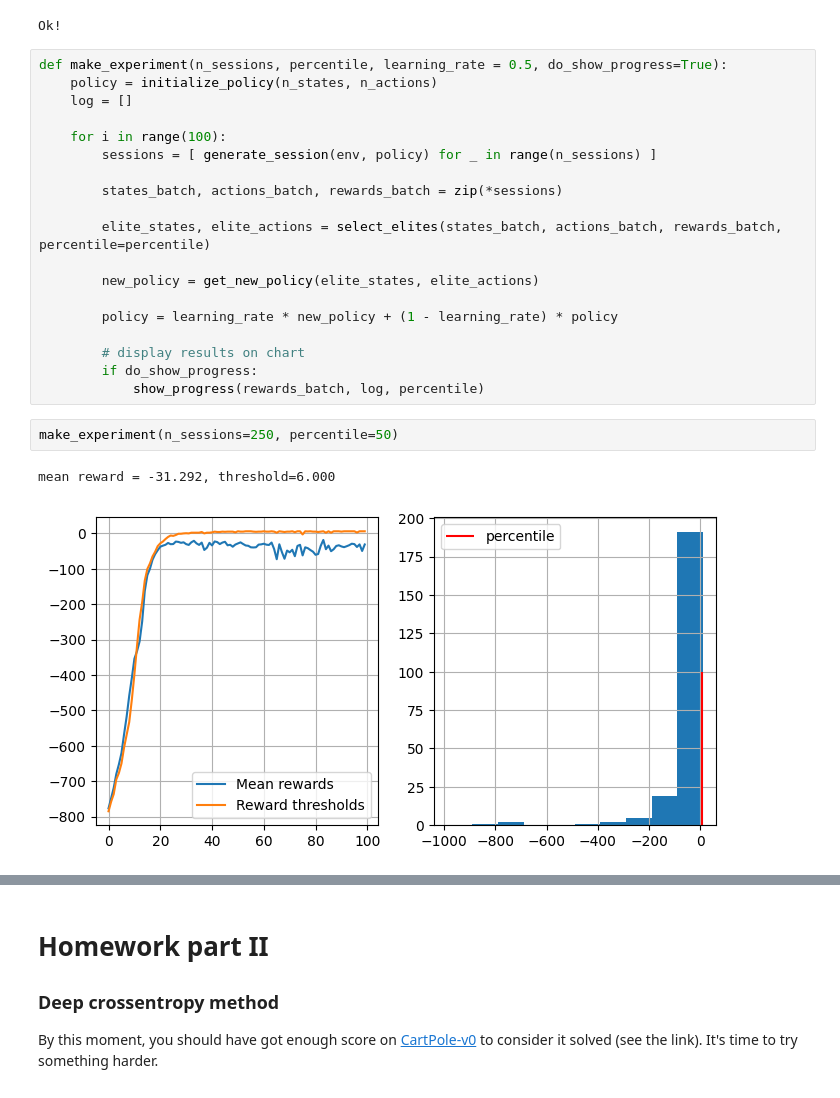
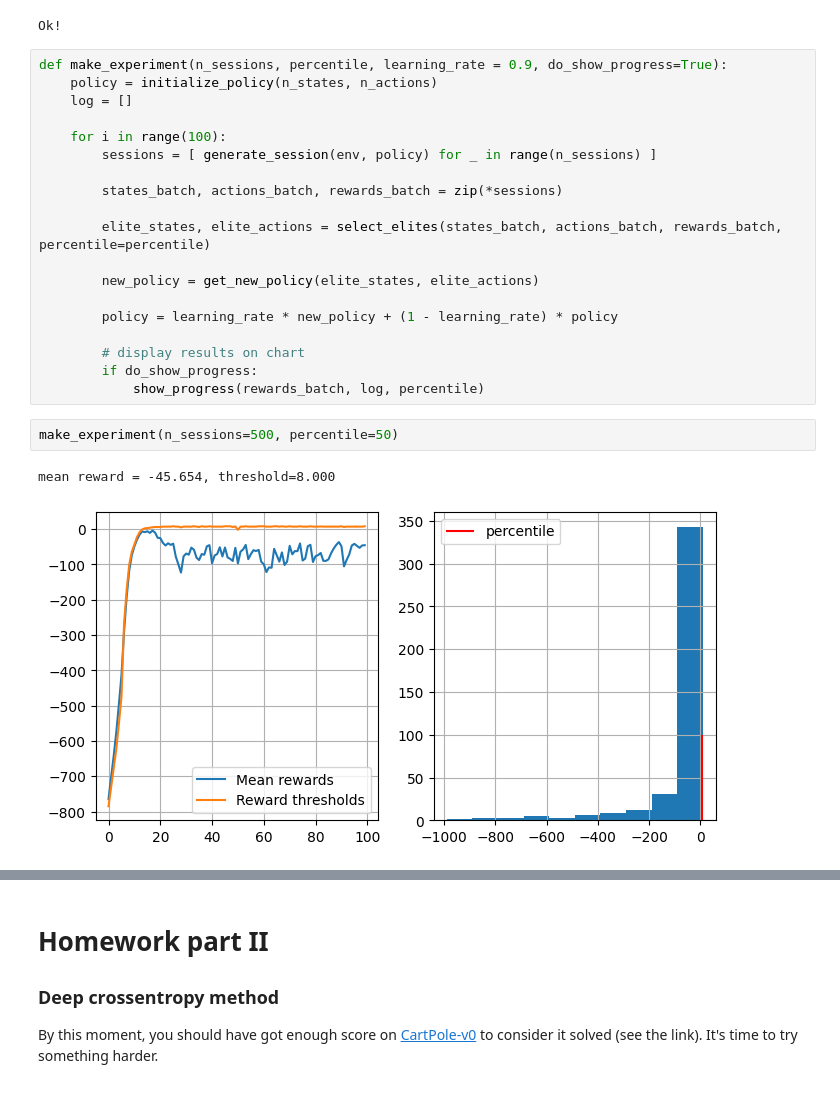
Before and after one commit to Aphelack/Practical_RL, a Jupyter notebook: week01_intro/deep_crossentropy_method.ipynb, the cells around one changed output, grey strips where cells are left out. Drawn from its saved outputs; the diff is of its cells as text.

```diff
--- a/week01_intro/deep_crossentropy_method.ipynb
+++ b/week01_intro/deep_crossentropy_method.ipynb
@@ -464,7 +464,7 @@ print("Ok!")
 # %% [output]
 Ok!
 # %%
-def make_experiment(n_sessions, percentile, learning_rate = 0.5, do_show_progress=True):
+def make_experiment(n_sessions, percentile, learning_rate = 0.9, do_show_progress=True):
     policy = initialize_policy(n_states, n_actions)
     log = []
 
@@ -483,7 +483,7 @@ def make_experiment(n_sessions, percentile, learning_rate = 0.5, do_show_progres
         if do_show_progress:
             show_progress(rewards_batch, log, percentile)
 # %%
-make_experiment(n_sessions=250, percentile=50)
+make_experiment(n_sessions=500, percentile=50)
 # %% [output]
-mean reward = -31.292, threshold=6.000
+mean reward = -45.654, threshold=8.000
-[figure, old version]
+[figure, new version]
```
Also changed, not shown: parts of 6 cells of this notebook.
